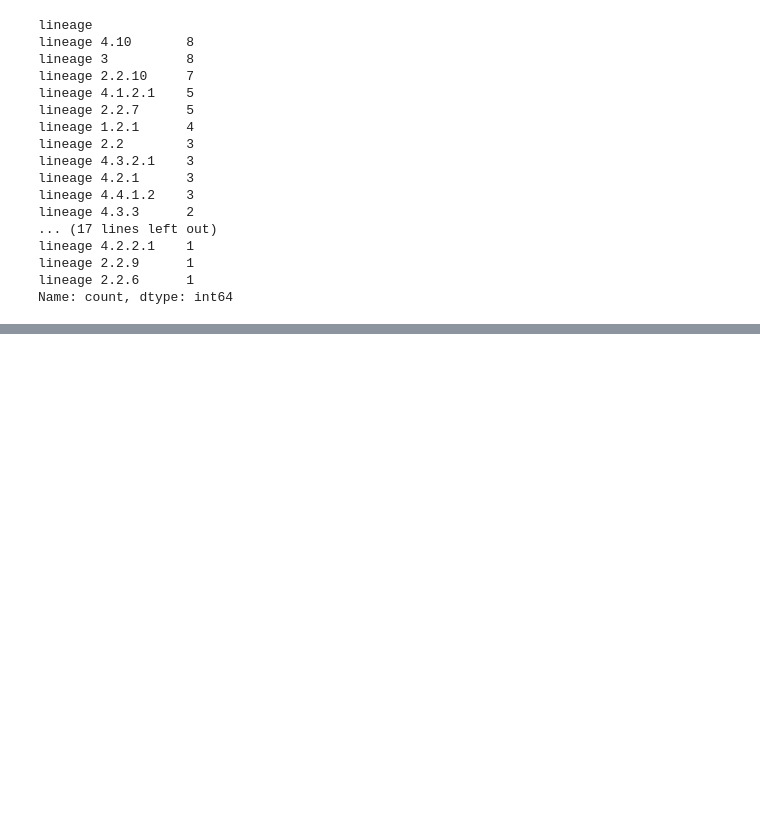
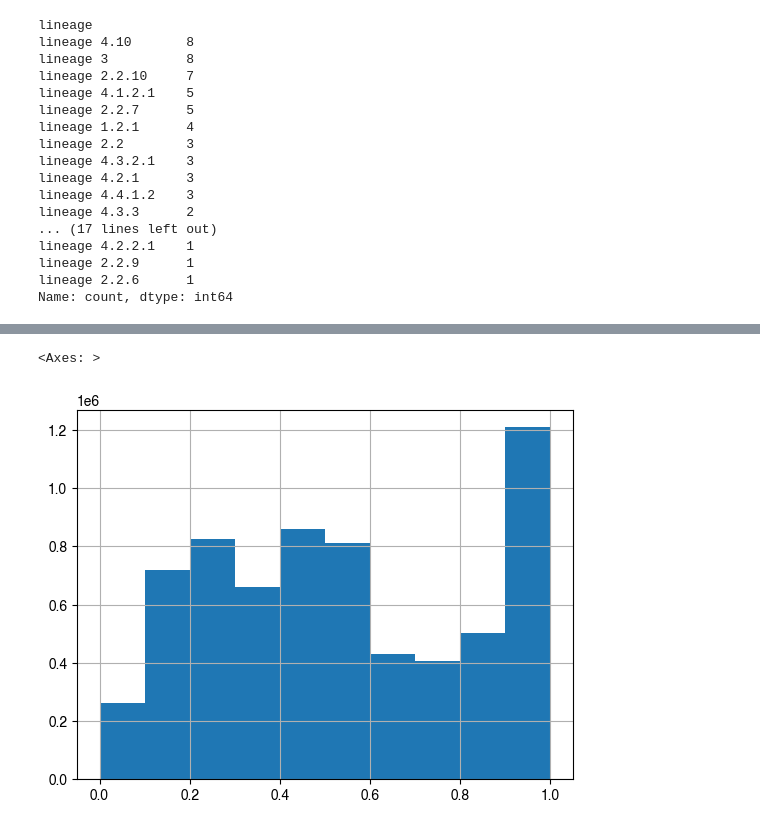
Before and after one commit to fowler-lab/pathogena-analysis-tools, a Jupyter notebook: parse.ipynb, the cells around one changed output, grey strips where cells are left out. Drawn from its saved outputs; the diff is of its cells as text; code cells hidden in the pictures; blank space fills up the shorter version.

```diff
--- a/parse.ipynb
+++ b/parse.ipynb
@@ -224,3 +226,5 @@ lineage 4.2.2.1    1
 lineage 2.2.9      1
 lineage 2.2.6      1
 Name: count, dtype: int64
+# %%
+mutations = pandas.read_parquet('/Users/fowler/files/cryptic/cryptic-tables-3.0.0-alpha.1/cryptic-tables-v3.0.0-alpha.1/MUTATIONS.parquet')
@@ -226,0 +258,5 @@ Name: count, dtype: int64
+# %%
+mutations.reset_index(inplace=True)
+# %%
+mutations.set_index(['UNIQUEID', 'GENE', 'GENE_POSITION'], inplace=True)
+mutations[:3]
@@ -226,0 +307,2 @@ Name: count, dtype: int64
+# %%
+mutations["FRS"] = mutations['MINOR_READS']/ mutations['COVERAGE']
@@ -226,0 +344,5 @@ Name: count, dtype: int64
+# %%
+mutations.FRS.hist(bins=numpy.arange(0,1.1,0.1))
+# %% [output]
+<Axes: >
+[figure, added]
```
Also changed, not shown: parts of 23 cells of this notebook, 1 other file.
